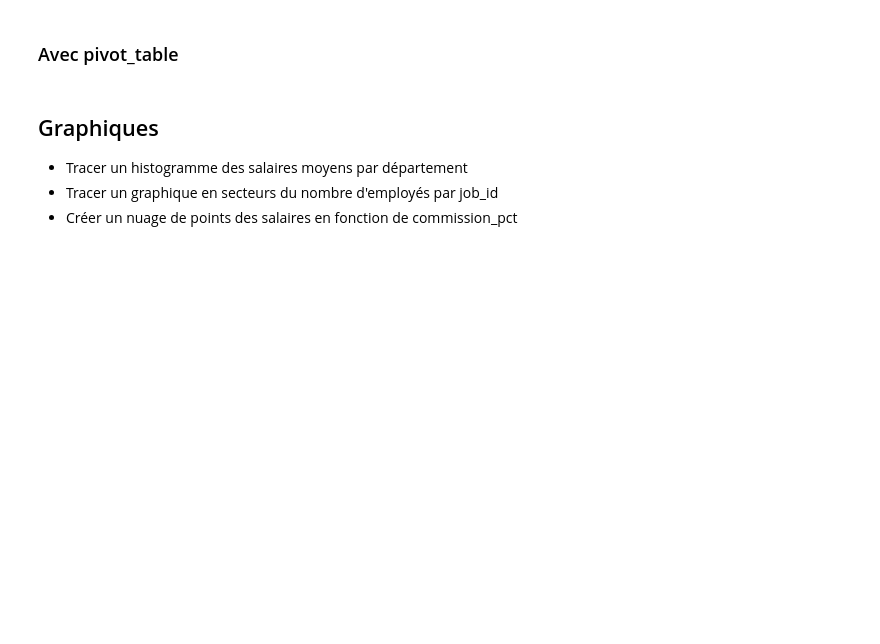
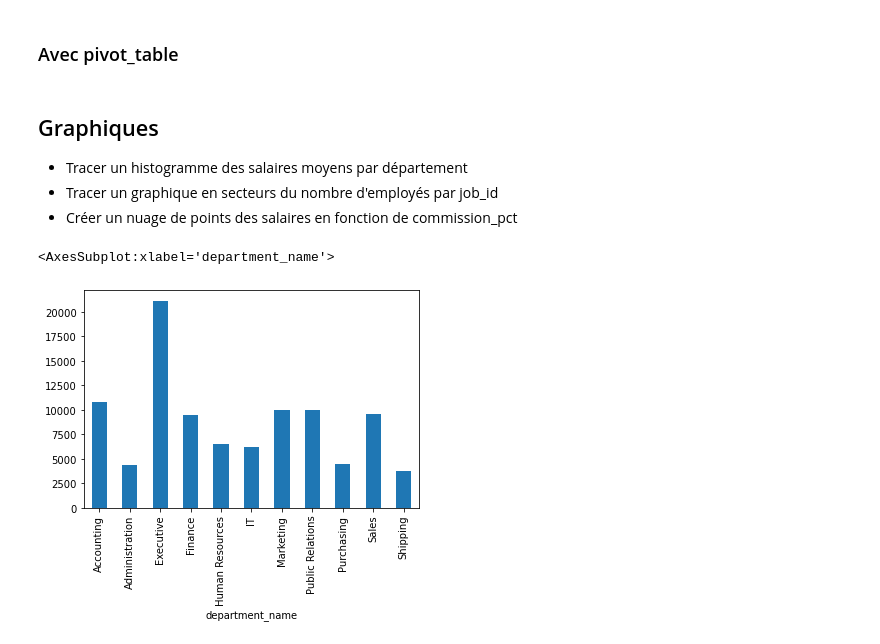
Before and after one commit to youssefchlendi/TpPandas, a Jupyter notebook: Exercice Pandas - jointure - groupage - aggrégations-graphique.ipynb, the cells around one changed output. Cells and saved outputs as stored; diff of their text form; code cells hidden in the pictures; blank space fills up the shorter version.

Commit message:
graphique 1

```diff
--- a/Exercice Pandas - jointure - groupage - aggrégations-graphique.ipynb
+++ b/Exercice Pandas - jointure - groupage - aggrégations-graphique.ipynb
@@ -238,3 +238,11 @@ print(employees[id60]['salary'].mean())
 - Tracer un histogramme des salaires moyens par département
 - Tracer un graphique en secteurs du nombre d'employés par job_id
 - Créer un nuage de points des salaires en fonction de commission_pct
+# %%
+import matplotlib.pyplot as plt
+
+salMeanByDep = pd.merge(employees, departments, on='department_id').groupby('department_name')['salary'].mean()
+salMeanByDep.plot(kind='bar')
+# %% [output]
+<AxesSubplot:xlabel='department_name'>
+[figure, added]
```
Also changed, not shown: parts of 2 cells of this notebook.
